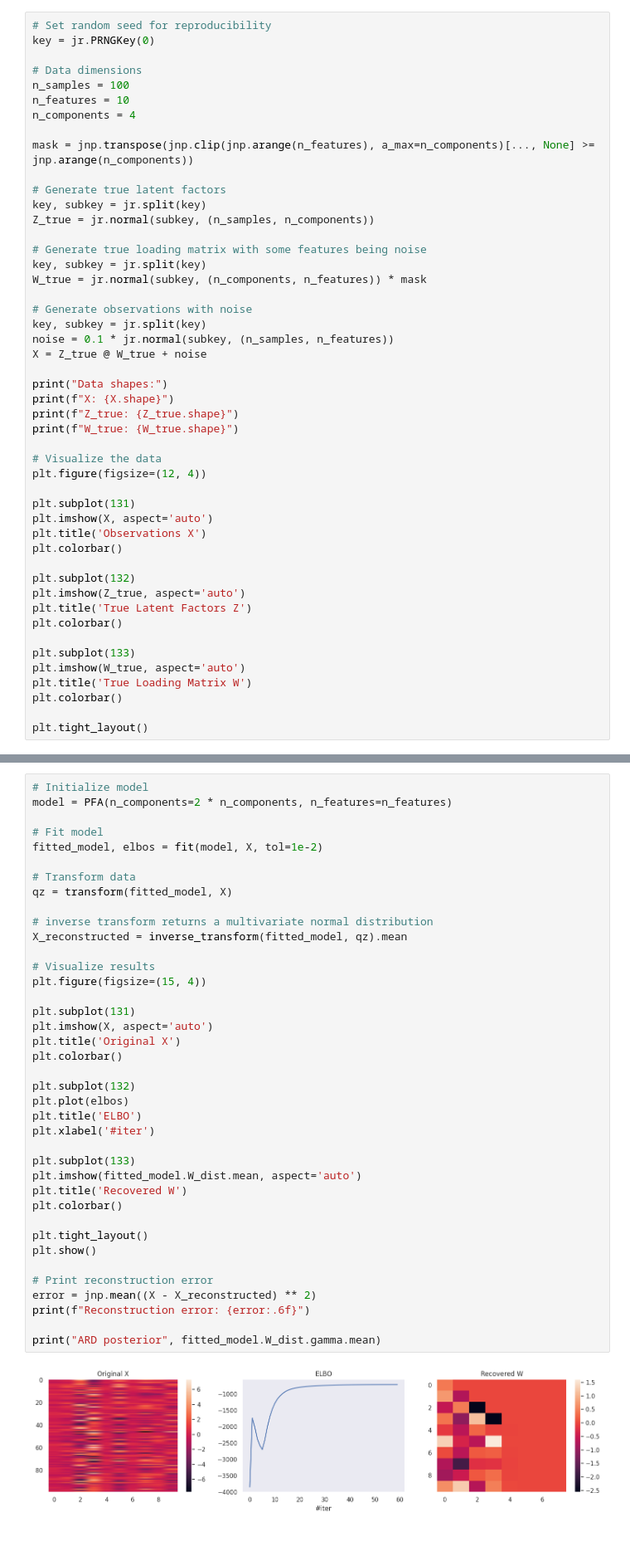
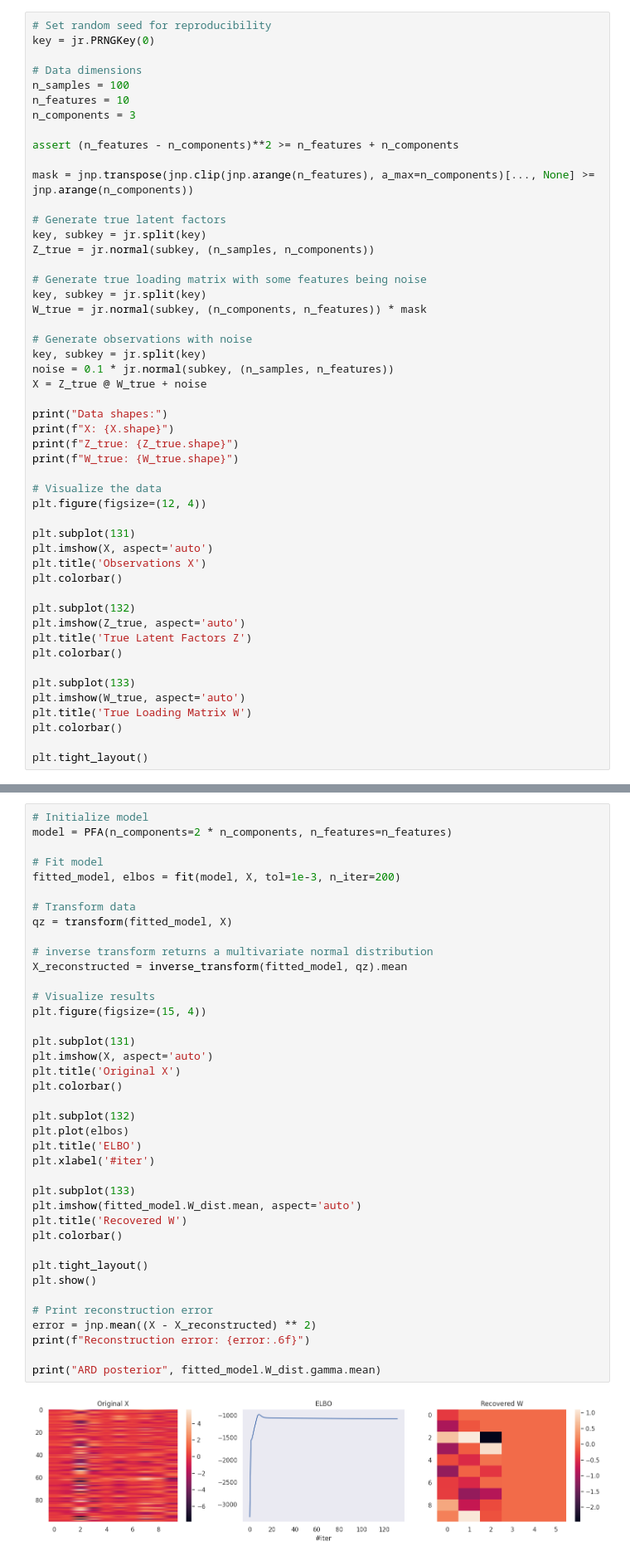
Before and after one commit to dimarkov/sppcax, a Jupyter notebook: examples/debug_factor_analysis.ipynb, the cells around one changed output, grey strips where cells are left out. Shown: that part at 83% size. Cells and saved outputs as stored; diff of their text form.

```diff
--- a/examples/debug_factor_analysis.ipynb
+++ b/examples/debug_factor_analysis.ipynb
@@ -31,7 +31,9 @@ key = jr.PRNGKey(0)
 # Data dimensions
 n_samples = 100
 n_features = 10
-n_components = 4
+n_components = 3
+
+assert (n_features - n_components)**2 >= n_features + n_components
 
 mask = jnp.transpose(jnp.clip(jnp.arange(n_features), a_max=n_components)[..., None] >= jnp.arange(n_components))
 
@@ -262,7 +263,7 @@ ARD posterior [0.27963318 0.07520214 0.09750072 0.07625257 4.8548598  4.39335728
 model = PFA(n_components=2 * n_components, n_features=n_features)
 
 # Fit model
-fitted_model, elbos = fit(model, X, tol=1e-2)
+fitted_model, elbos = fit(model, X, tol=1e-3, n_iter=200)
 
 # Transform data
 qz = transform(fitted_model, X)
@@ -270,31 +271,31 @@ qz = transform(fitted_model, X)
 # inverse transform returns a multivariate normal distribution
 X_reconstructed = inverse_transform(fitted_model, qz).mean
 
 # Visualize results
 plt.figure(figsize=(15, 4))
 
 plt.subplot(131)
 plt.imshow(X, aspect='auto')
 plt.title('Original X')
 plt.colorbar()
 
 plt.subplot(132)
 plt.plot(elbos)
 plt.title('ELBO')
 plt.xlabel('#iter')
 
 plt.subplot(133)
 plt.imshow(fitted_model.W_dist.mean, aspect='auto')
 plt.title('Recovered W')
 plt.colorbar()
 
 plt.tight_layout()
 plt.show()
 
 # Print reconstruction error
 error = jnp.mean((X - X_reconstructed) ** 2)
 print(f"Reconstruction error: {error:.6f}")
 
 print("ARD posterior", fitted_model.W_dist.gamma.mean)
 # %% [output]
-[figure, old version]
+[figure, new version]
```
Also changed, not shown: parts of 13 cells of this notebook.
